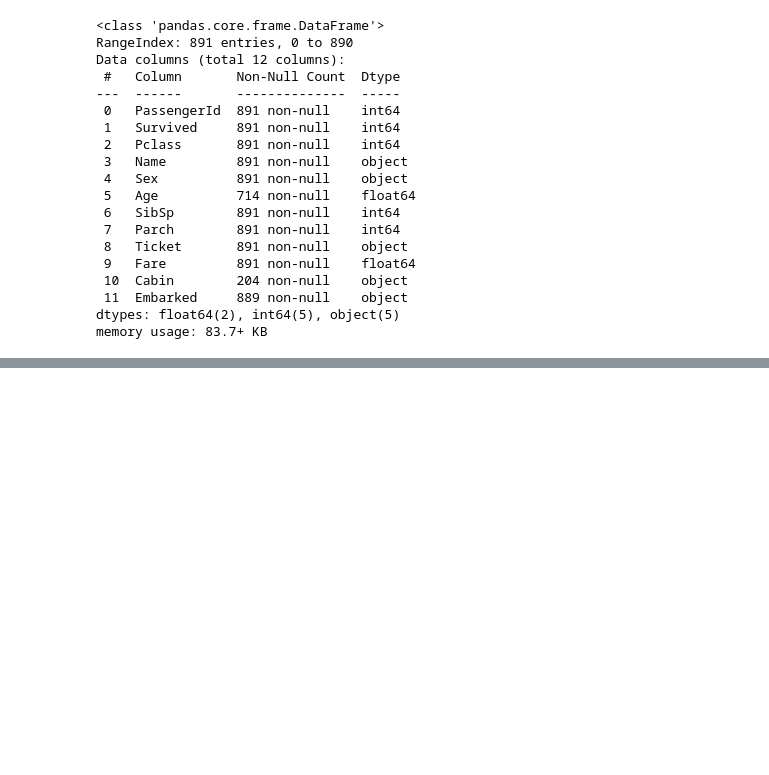
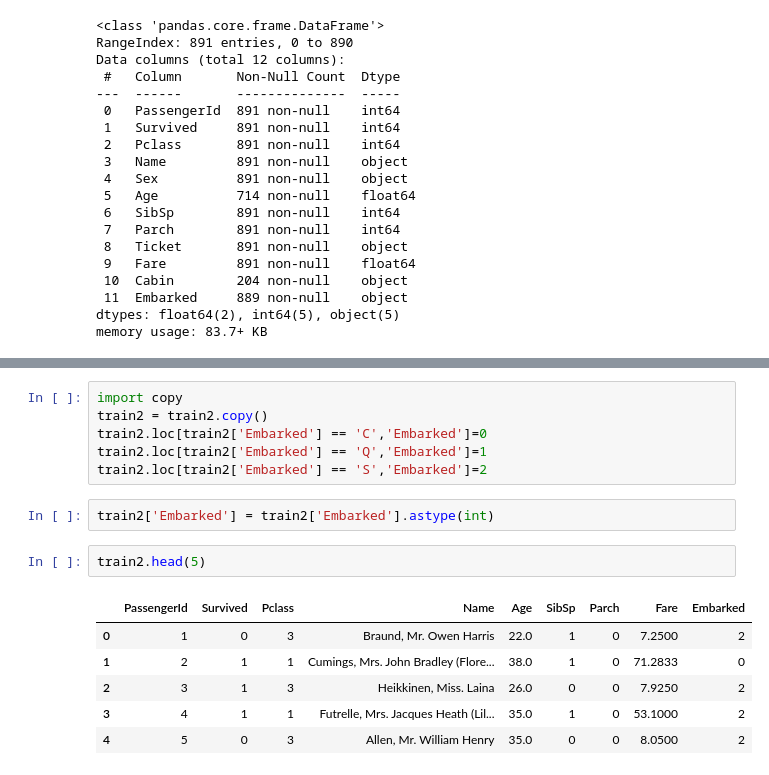
Before and after one commit to 88koala88/titanic_data, a Jupyter notebook: titanic_practice.ipynb, the cells around one changed output, grey strips where cells are left out. Saved outputs shown, nothing was run; the diff lists cells and outputs as text; blank space fills up the shorter version.

```diff
--- a/titanic_practice.ipynb
+++ b/titanic_practice.ipynb
@@ -163,0 +76,17 @@ fare
+# %%
+import copy
+train2 = train2.copy()
+train2.loc[train2['Embarked'] == 'C','Embarked']=0
+train2.loc[train2['Embarked'] == 'Q','Embarked']=1
+train2.loc[train2['Embarked'] == 'S','Embarked']=2
+# %%
+train2['Embarked'] = train2['Embarked'].astype(int)
+# %%
+train2.head(5)
+# %% [output]
+|  | PassengerId | Survived | Pclass | Name | Age | SibSp | Parch | Fare | Embarked |
+| 0 | 1 | 0 | 3 | Braund, Mr. Owen Harris | 22.0 | 1 | 0 | 7.2500 | 2 |
+| 1 | 2 | 1 | 1 | Cumings, Mrs. John Bradley (Flore... | 38.0 | 1 | 0 | 71.2833 | 0 |
+| 2 | 3 | 1 | 3 | Heikkinen, Miss. Laina | 26.0 | 0 | 0 | 7.9250 | 2 |
+| 3 | 4 | 1 | 1 | Futrelle, Mrs. Jacques Heath (Lil... | 35.0 | 1 | 0 | 53.1000 | 2 |
+| 4 | 5 | 0 | 3 | Allen, Mr. William Henry | 35.0 | 0 | 0 | 8.0500 | 2 |
```
Also changed, not shown: parts of 45 cells of this notebook.
